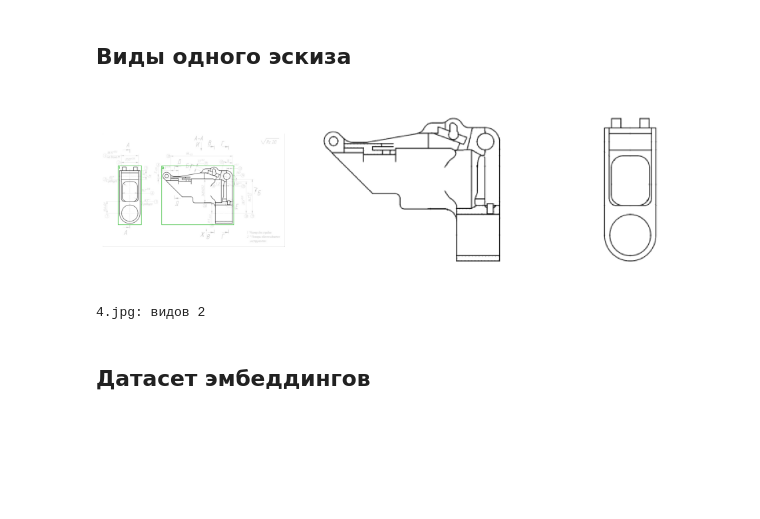
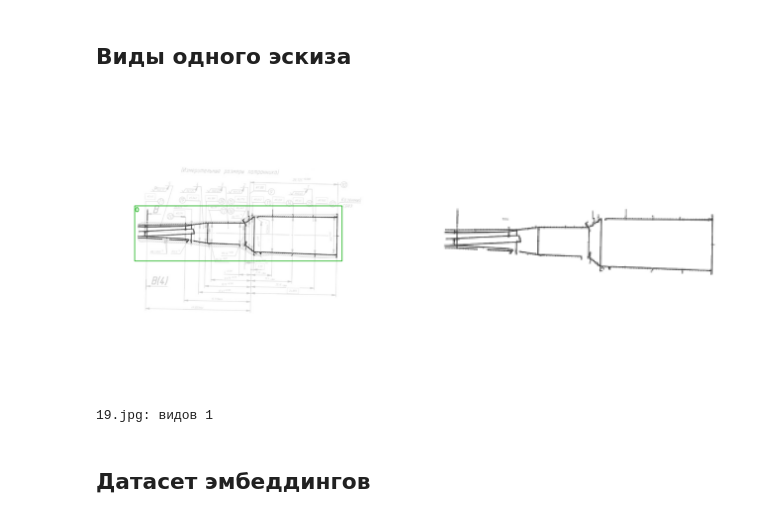
Before and after one commit to SergeyKrasnoslobodtsev/draftslice, a Jupyter notebook: demo/embedding_search_demo.ipynb, the cells around one changed output. Cells and saved outputs as stored; diff of their text form; code cells hidden in the pictures; blank space fills up the shorter version.

```diff
--- a/demo/embedding_search_demo.ipynb
+++ b/demo/embedding_search_demo.ipynb
@@ -32,26 +31,26 @@ model.safetensors: downloading bytes:           |  0.00B
 # %%
 import matplotlib.pyplot as plt
 
 from draftslice.core.denoise.pipeline import run
 from draftslice.core.io import load_image
 
 TARGET_SIZE = 224
-IMG_PATH = source_files[15]
+IMG_PATH = source_files[10]
 
 res = run(load_image(IMG_PATH), arrow_model, ocr_engine)
 crops = res.views.crops(TARGET_SIZE)
 
 fig, axes = plt.subplots(1, 1 + len(crops), figsize=(4 * (1 + len(crops)), 4), squeeze=False)
 axes[0, 0].imshow(res.plot())
 for ax, crop in zip(axes[0, 1:], crops):
     ax.imshow(crop)
 for ax in axes[0]:
     ax.axis("off")
 plt.show()
 print(f"{IMG_PATH.name}: видов {len(crops)}")
 # %% [output]
-[figure, old version]
+[figure, new version]
-4.jpg: видов 2
+19.jpg: видов 1
 # %% [markdown]
 ## Датасет эмбеддингов
 # %%
```
Also changed, not shown: parts of 2 cells of this notebook, 1 other file.
